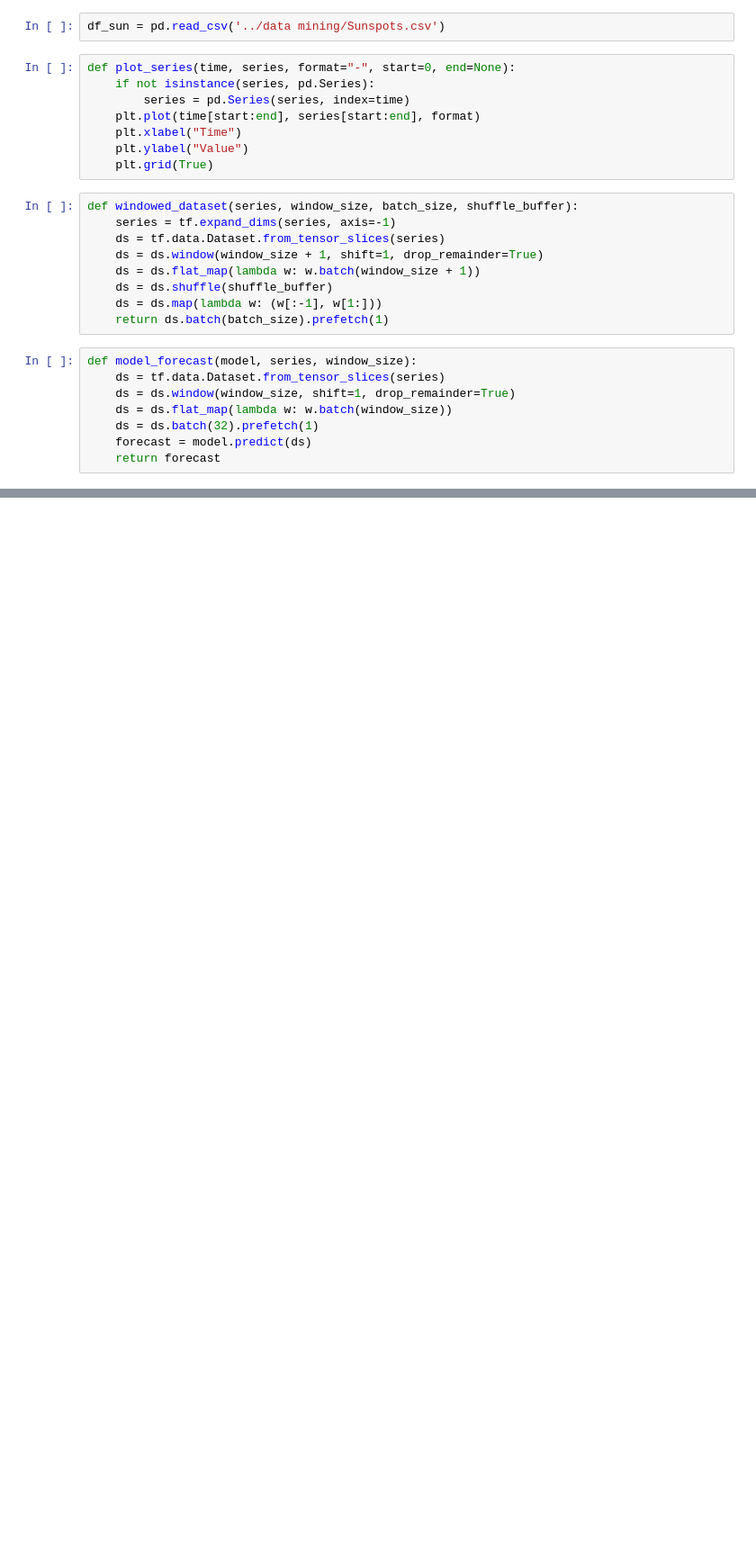
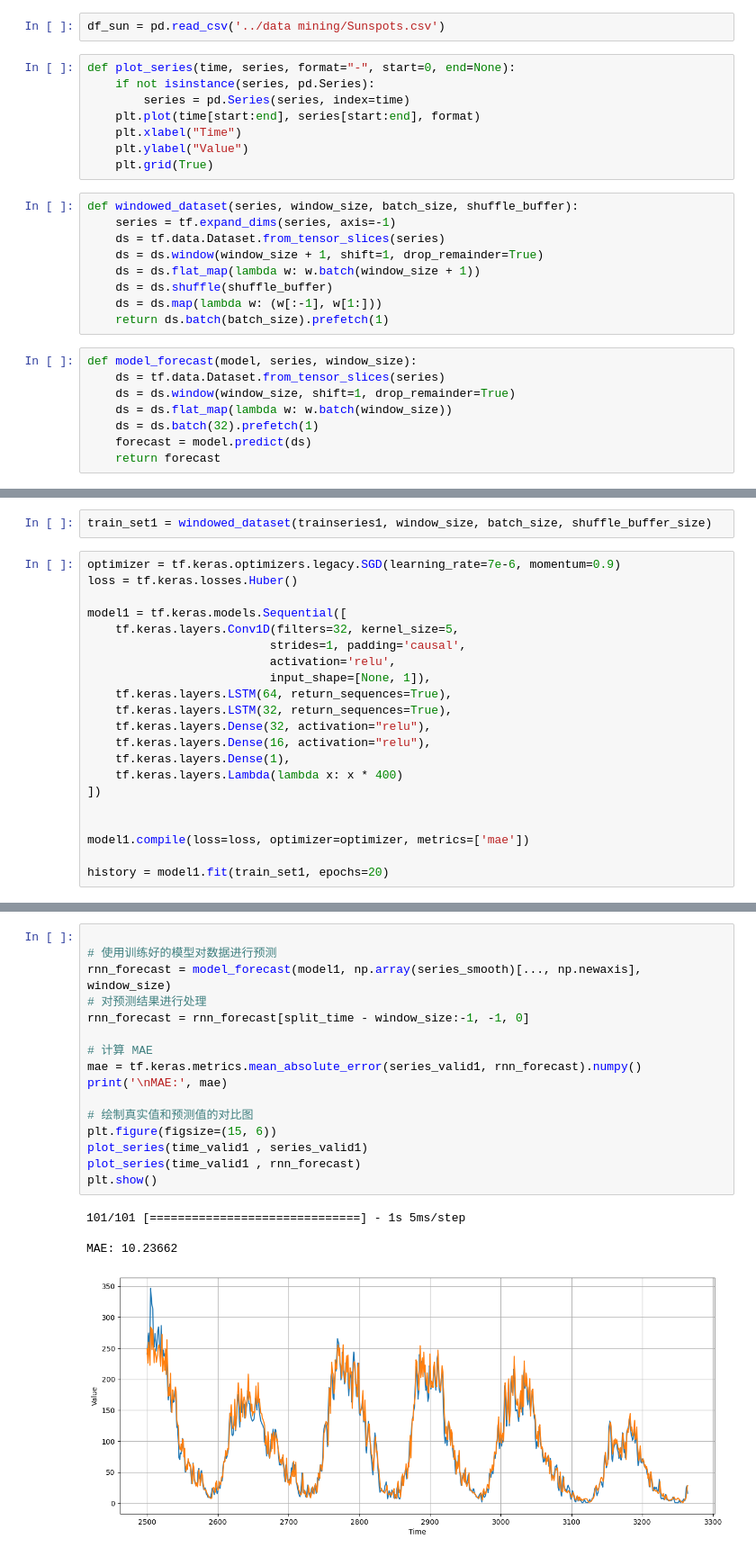
Before and after one commit to calvinhaooo/Error-Simulation-in-ML, a Jupyter notebook: time.ipynb, the cells around one changed output, grey strips where cells are left out. Shown: that part at 90% size. Drawn from its saved outputs; the diff is of its cells as text; blank space fills up the shorter version.

```diff
--- a/time.ipynb
+++ b/time.ipynb
@@ -728,0 +167,23 @@ MAE: 13.970204
+# %%
+train_set1 = windowed_dataset(trainseries1, window_size, batch_size, shuffle_buffer_size)
+# %%
+optimizer = tf.keras.optimizers.legacy.SGD(learning_rate=7e-6, momentum=0.9)
+loss = tf.keras.losses.Huber()
+
+model1 = tf.keras.models.Sequential([
+    tf.keras.layers.Conv1D(filters=32, kernel_size=5,
+                          strides=1, padding='causal',
+                          activation='relu',
+                          input_shape=[None, 1]),
+    tf.keras.layers.LSTM(64, return_sequences=True),
+    tf.keras.layers.LSTM(32, return_sequences=True),
+    tf.keras.layers.Dense(32, activation="relu"),
+    tf.keras.layers.Dense(16, activation="relu"),
+    tf.keras.layers.Dense(1),
+    tf.keras.layers.Lambda(lambda x: x * 400)
+])
+
+
+model1.compile(loss=loss, optimizer=optimizer, metrics=['mae'])
+
+history = model1.fit(train_set1, epochs=20)
@@ -728,0 +208,21 @@ MAE: 13.970204
+# %%
+
+# 使用训练好的模型对数据进行预测
+rnn_forecast = model_forecast(model1, np.array(series_smooth)[..., np.newaxis], window_size)
+# 对预测结果进行处理
+rnn_forecast = rnn_forecast[split_time - window_size:-1, -1, 0]
+
+# 计算 MAE
+mae = tf.keras.metrics.mean_absolute_error(series_valid1, rnn_forecast).numpy()
+print('\nMAE:', mae)
+
+# 绘制真实值和预测值的对比图
+plt.figure(figsize=(15, 6))
+plot_series(time_valid1 , series_valid1)
+plot_series(time_valid1 , rnn_forecast)
+plt.show()
+# %% [output]
+101/101 [==============================] - 1s 5ms/step
+
+MAE: 10.23662
+[figure, added]
```
Also changed, not shown: parts of 52 cells of this notebook.
